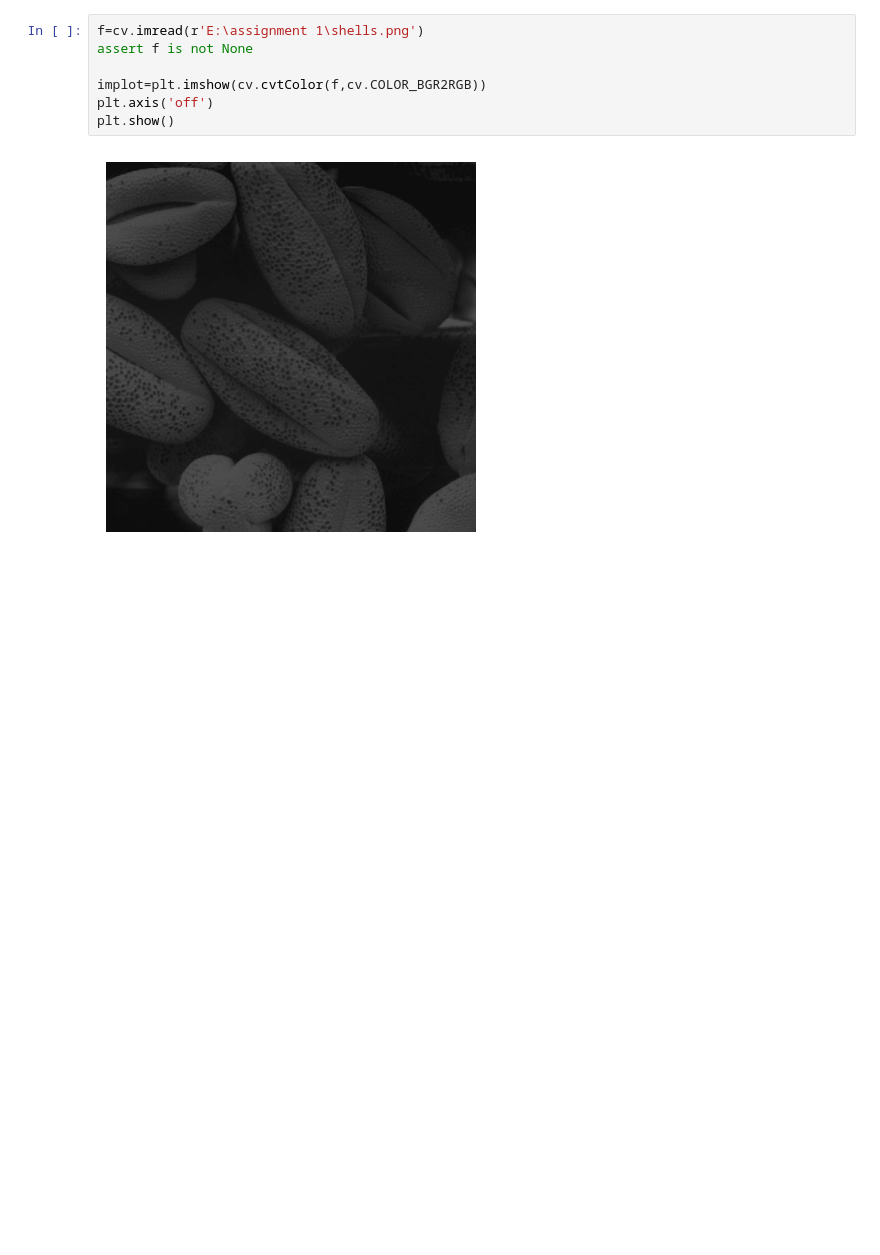
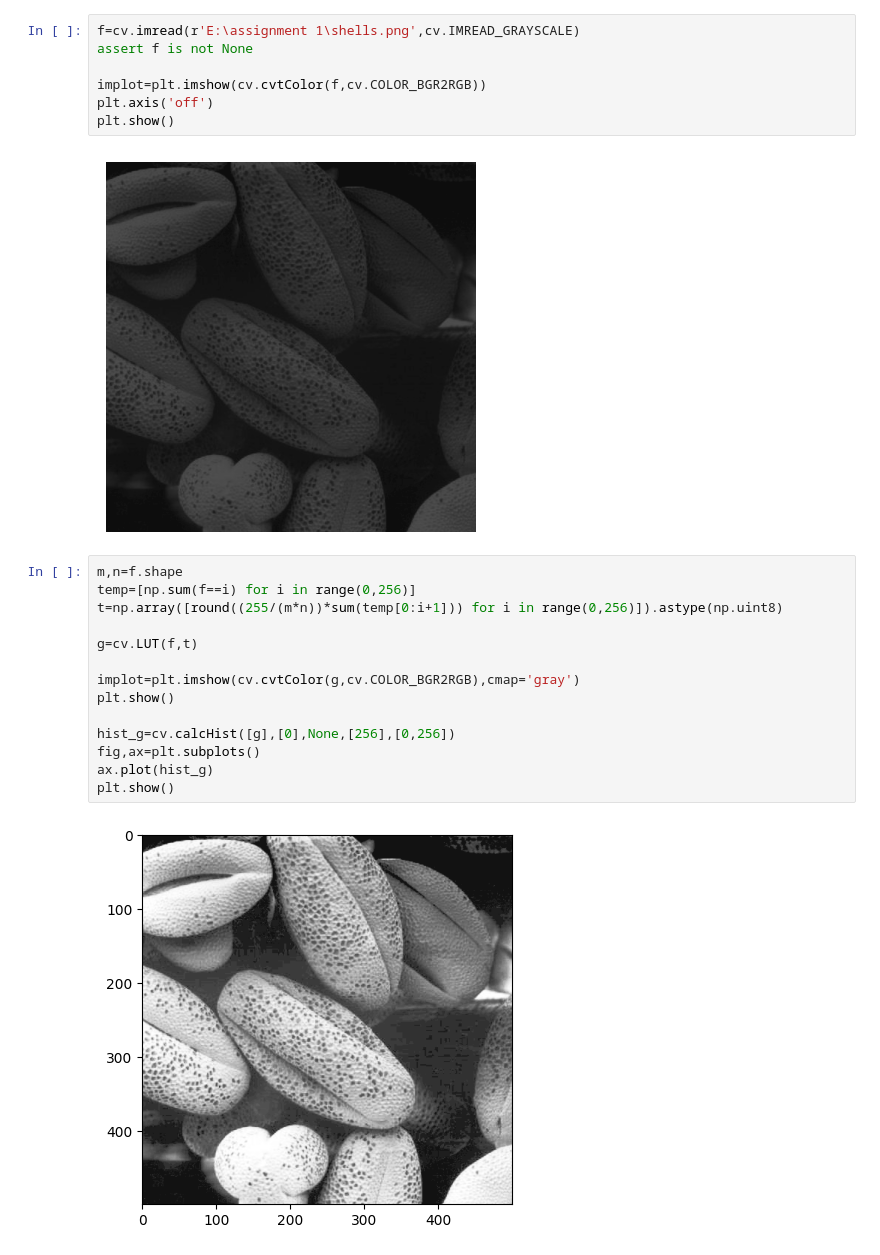
Before and after one commit to ThilankaMORA/image-processing, a Jupyter notebook: assignment 1.ipynb, the cells around one changed output. Cells and saved outputs as stored; diff of their text form; blank space fills up the shorter version.

```diff
--- a/assignment 1.ipynb
+++ b/assignment 1.ipynb
@@ -146,7 +138,7 @@ plt.show()
 [figure]
 [figure]
 # %%
-f=cv.imread(r'E:\assignment 1\shells.png')
+f=cv.imread(r'E:\assignment 1\shells.png',cv.IMREAD_GRAYSCALE)
 assert f is not None
 
 implot=plt.imshow(cv.cvtColor(f,cv.COLOR_BGR2RGB))
@@ -154,3 +146,19 @@ plt.axis('off')
 plt.show()
 # %% [output]
 [figure]
+# %%
+m,n=f.shape
+temp=[np.sum(f==i) for i in range(0,256)]
+t=np.array([round((255/(m*n))*sum(temp[0:i+1])) for i in range(0,256)]).astype(np.uint8)
+
+g=cv.LUT(f,t)
+
+implot=plt.imshow(cv.cvtColor(g,cv.COLOR_BGR2RGB),cmap='gray')
+plt.show()
+
+hist_g=cv.calcHist([g],[0],None,[256],[0,256])
+fig,ax=plt.subplots()
+ax.plot(hist_g)
+plt.show()
+# %% [output]
+[figure, added]
```
Also changed, not shown: parts of 3 cells of this notebook.
